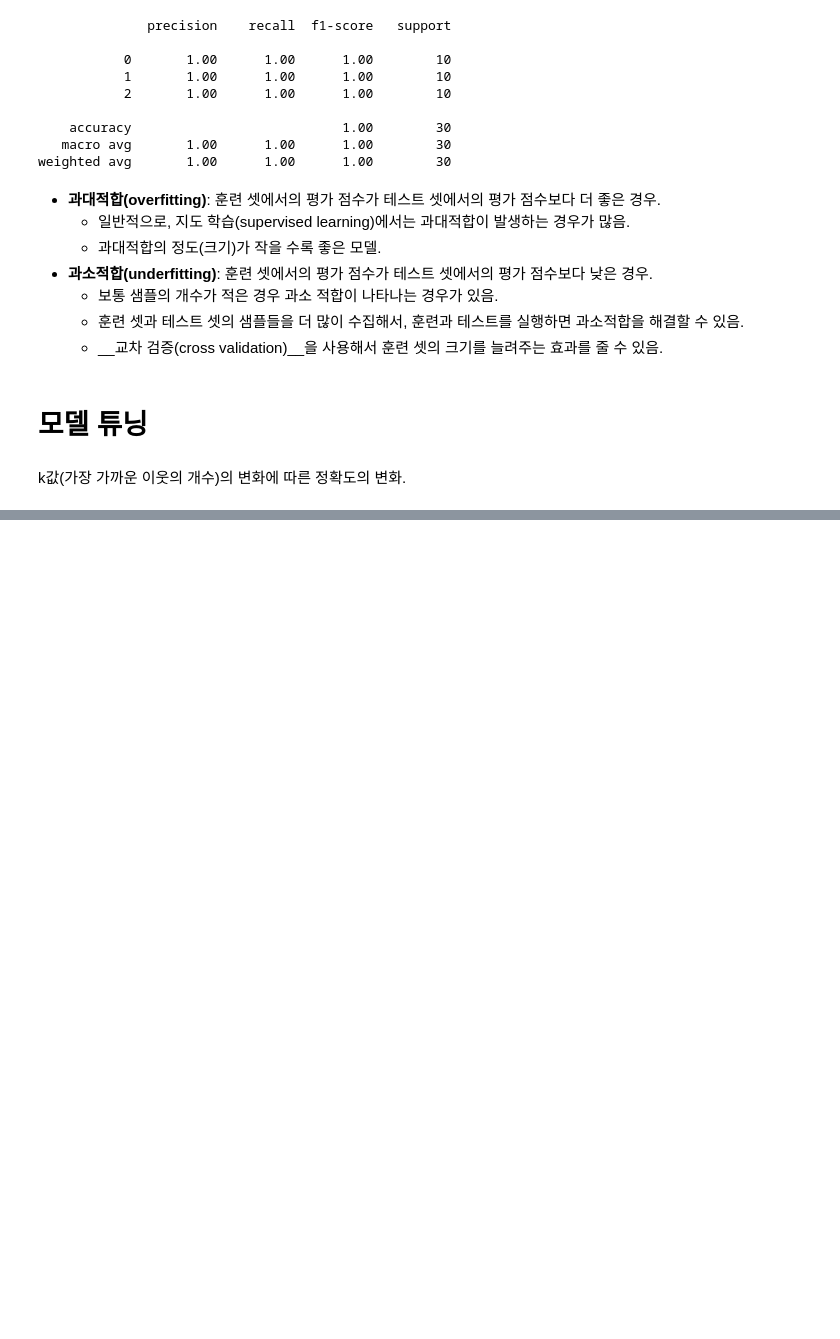
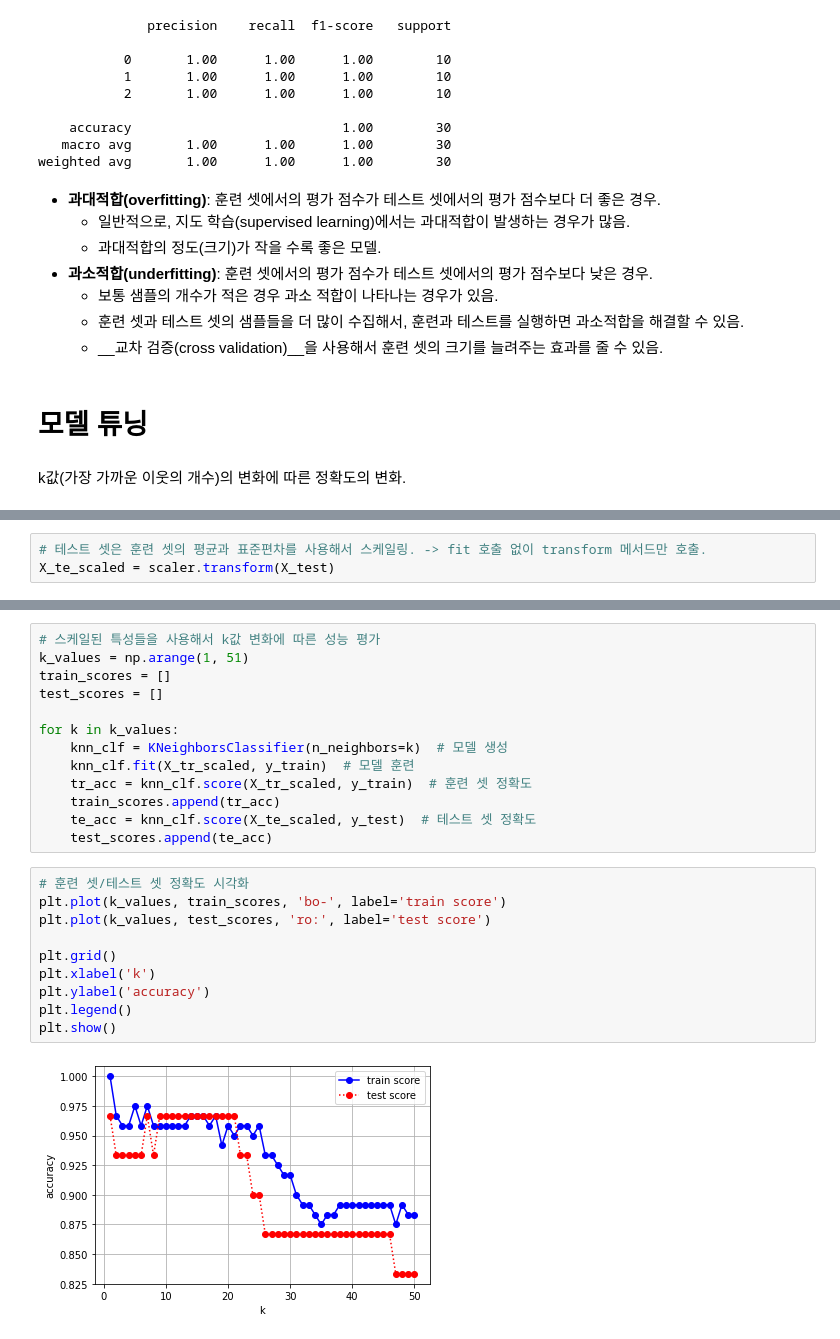
Before and after one commit to JakeOh/202110_itw_lab_python, a Jupyter notebook: ml04_iris.ipynb, the cells around one changed output, grey strips where cells are left out. Saved outputs shown, nothing was run; the diff lists cells and outputs as text; blank space fills up the shorter version.

```diff
--- a/ml04_iris.ipynb
+++ b/ml04_iris.ipynb
@@ -380,0 +415,3 @@ print(test_scores)
+# %%
+# 테스트 셋은 훈련 셋의 평균과 표준편차를 사용해서 스케일링. -> fit 호출 없이 transform 메서드만 호출.
+X_te_scaled = scaler.transform(X_test)
@@ -380,0 +426,25 @@ print(test_scores)
+# %%
+# 스케일된 특성들을 사용해서 k값 변화에 따른 성능 평가
+k_values = np.arange(1, 51)
+train_scores = []
+test_scores = []
+
+for k in k_values:
+    knn_clf = KNeighborsClassifier(n_neighbors=k)  # 모델 생성
+    knn_clf.fit(X_tr_scaled, y_train)  # 모델 훈련
+    tr_acc = knn_clf.score(X_tr_scaled, y_train)  # 훈련 셋 정확도
+    train_scores.append(tr_acc)
+    te_acc = knn_clf.score(X_te_scaled, y_test)  # 테스트 셋 정확도
+    test_scores.append(te_acc)
+# %%
+# 훈련 셋/테스트 셋 정확도 시각화
+plt.plot(k_values, train_scores, 'bo-', label='train score')
+plt.plot(k_values, test_scores, 'ro:', label='test score')
+
+plt.grid()
+plt.xlabel('k')
+plt.ylabel('accuracy')
+plt.legend()
+plt.show()
+# %% [output]
+[figure, added]
```
Also changed, not shown: parts of 10 cells of this notebook.
